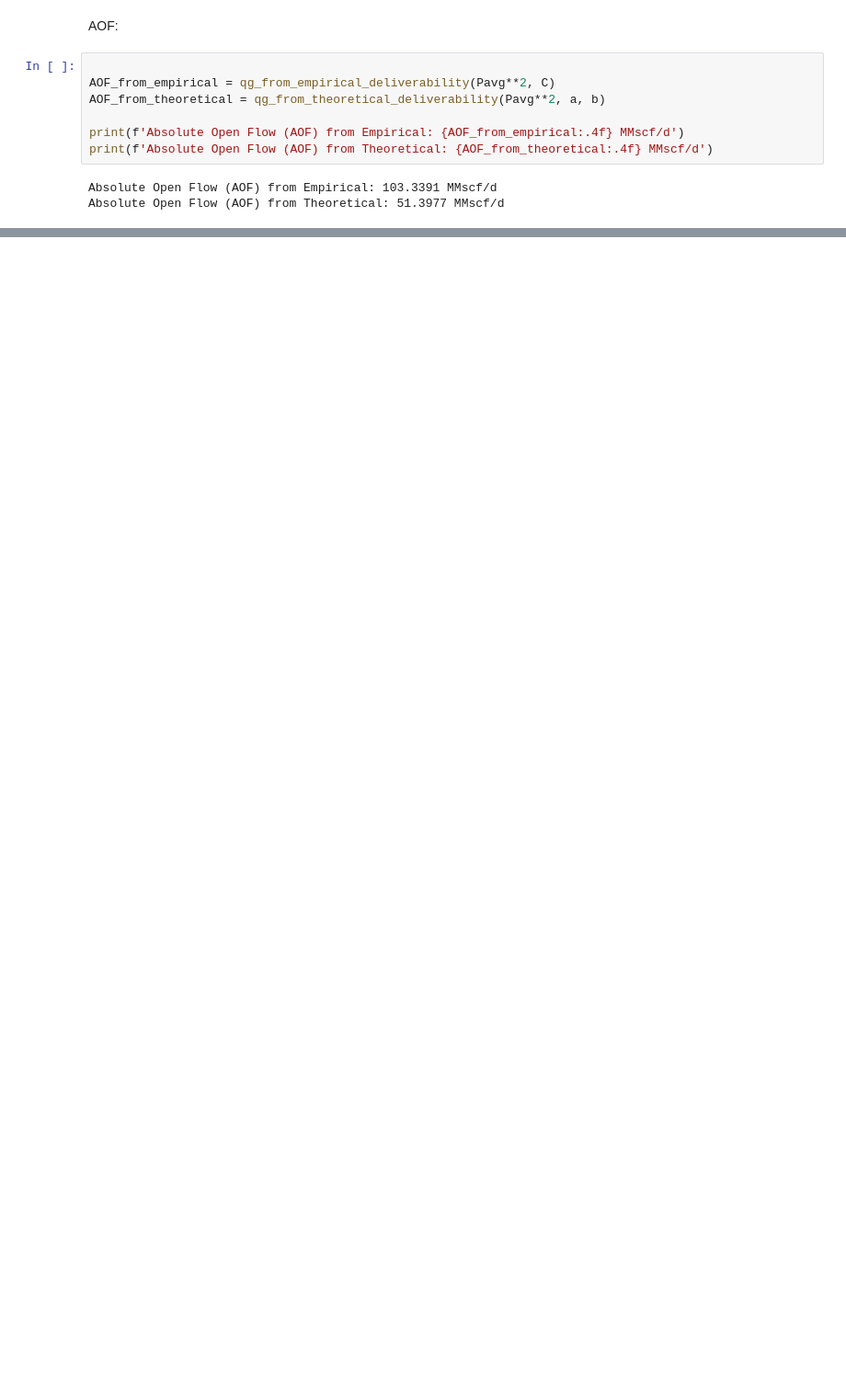
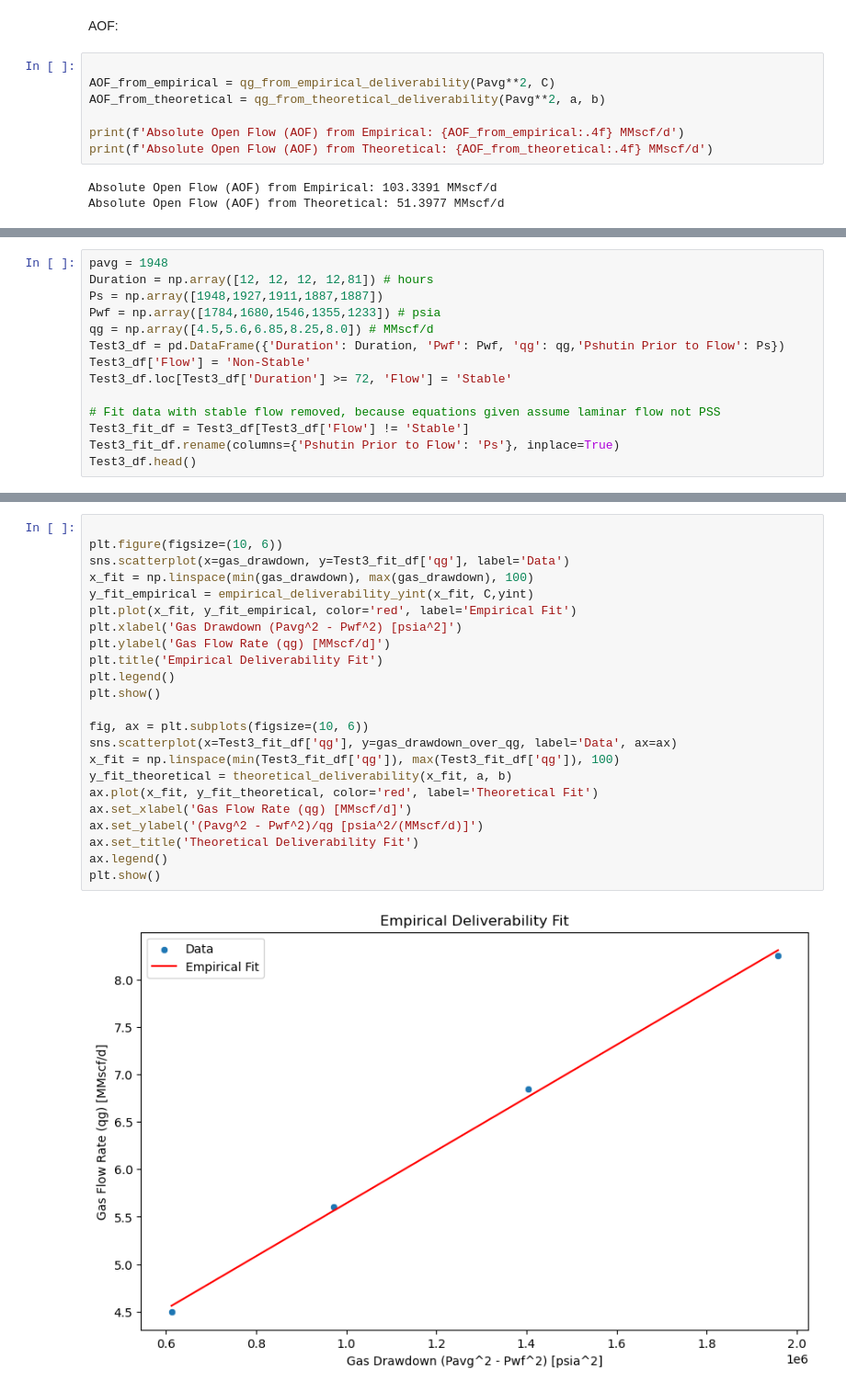
Before and after one commit to oudanny/well_testing, a Jupyter notebook: HW6_GasWellTesting.ipynb, the cells around one changed output, grey strips where cells are left out. Shown at 92% size. Cells and saved outputs as stored; diff of their text form; blank space fills up the shorter version.

```diff
--- a/HW6_GasWellTesting.ipynb
+++ b/HW6_GasWellTesting.ipynb
@@ -188,0 +292,14 @@ Absolute Open Flow (AOF) from Theoretical: 51.3977 MMscf/d
+# %%
+pavg = 1948
+Duration = np.array([12, 12, 12, 12,81]) # hours
+Ps = np.array([1948,1927,1911,1887,1887])
+Pwf = np.array([1784,1680,1546,1355,1233]) # psia
+qg = np.array([4.5,5.6,6.85,8.25,8.0]) # MMscf/d
+Test3_df = pd.DataFrame({'Duration': Duration, 'Pwf': Pwf, 'qg': qg,'Pshutin Prior to Flow': Ps})
+Test3_df['Flow'] = 'Non-Stable'
+Test3_df.loc[Test3_df['Duration'] >= 72, 'Flow'] = 'Stable'
+
+# Fit data with stable flow removed, because equations given assume laminar flow not PSS
+Test3_fit_df = Test3_df[Test3_df['Flow'] != 'Stable']
+Test3_fit_df.rename(columns={'Pshutin Prior to Flow': 'Ps'}, inplace=True)
+Test3_df.head()
@@ -188,0 +355,25 @@ Absolute Open Flow (AOF) from Theoretical: 51.3977 MMscf/d
+# %%
+
+plt.figure(figsize=(10, 6))
+sns.scatterplot(x=gas_drawdown, y=Test3_fit_df['qg'], label='Data')
+x_fit = np.linspace(min(gas_drawdown), max(gas_drawdown), 100)
+y_fit_empirical = empirical_deliverability_yint(x_fit, C,yint)
+plt.plot(x_fit, y_fit_empirical, color='red', label='Empirical Fit')
+plt.xlabel('Gas Drawdown (Pavg^2 - Pwf^2) [psia^2]')
+plt.ylabel('Gas Flow Rate (qg) [MMscf/d]')
+plt.title('Empirical Deliverability Fit')
+plt.legend()
+plt.show()
+
+fig, ax = plt.subplots(figsize=(10, 6))
+sns.scatterplot(x=Test3_fit_df['qg'], y=gas_drawdown_over_qg, label='Data', ax=ax)
+x_fit = np.linspace(min(Test3_fit_df['qg']), max(Test3_fit_df['qg']), 100)
+y_fit_theoretical = theoretical_deliverability(x_fit, a, b)
+ax.plot(x_fit, y_fit_theoretical, color='red', label='Theoretical Fit')
+ax.set_xlabel('Gas Flow Rate (qg) [MMscf/d]')
+ax.set_ylabel('(Pavg^2 - Pwf^2)/qg [psia^2/(MMscf/d)]')
+ax.set_title('Theoretical Deliverability Fit')
+ax.legend()
+plt.show()
+# %% [output]
+[figure, added]
```
Also changed, not shown: parts of 17 cells of this notebook, 1 other file.
